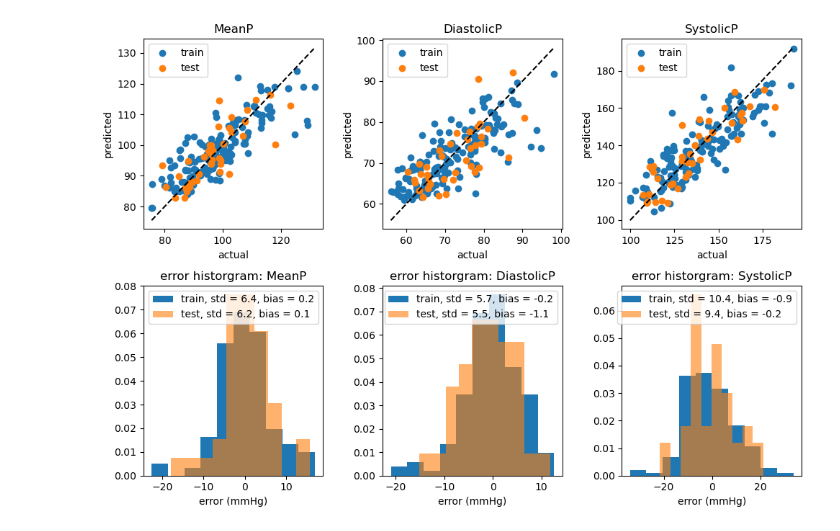
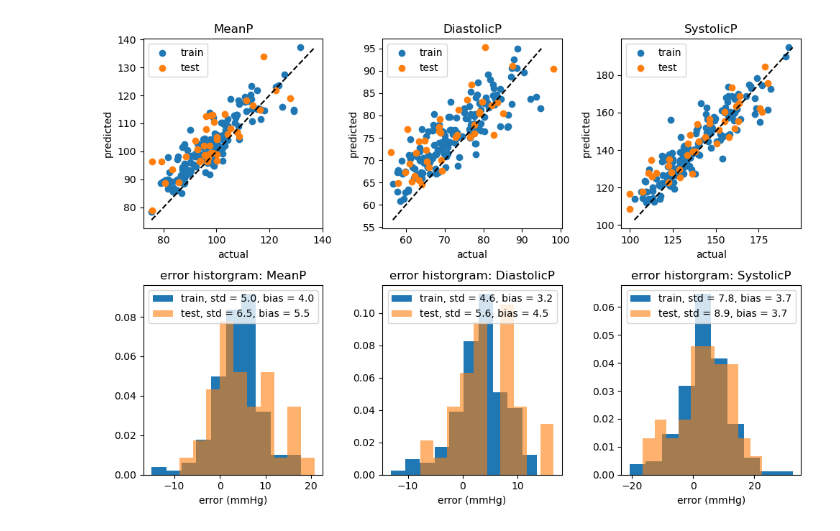
Before and after one commit to Shroff20/SP_DP_Prediction, a Jupyter notebook: code/demo_fit.ipynb, the cells around one changed output. Drawn from its saved outputs; the diff is of its cells as text; code cells hidden in the pictures.

```diff
--- a/code/demo_fit.ipynb
+++ b/code/demo_fit.ipynb
@@ -172,13 +174,13 @@ plot_everything(y_train, y_test, y_predict_train, y_predict_test)
 # %%
 # FIT THE MODEL
 
 from sklearn.neural_network import MLPRegressor
-model=MLPRegressor(hidden_layer_sizes=(1000,100, 50, 50),learning_rate='adaptive',max_iter=1000)
+model=MLPRegressor(hidden_layer_sizes=(2000,1000, 100),learning_rate='adaptive',max_iter=1000)
 model.fit(x_train, y_train)
 
 y_predict_train = model.predict(x_train)
 y_predict_test = model.predict(x_test)
 
 plot_everything(y_train, y_test, y_predict_train, y_predict_test)
 # %% [output]
-[figure, old version]
+[figure, new version]
```
Also changed, not shown: parts of 6 cells of this notebook, 3 other files.
